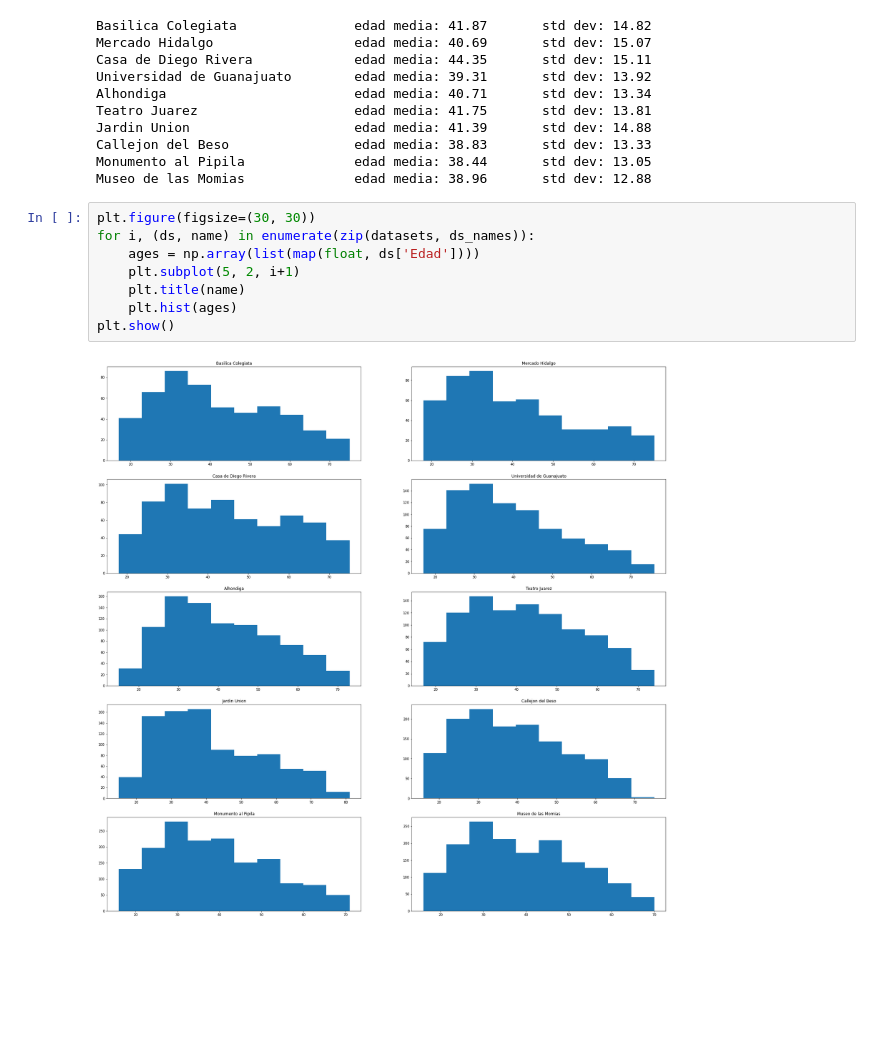
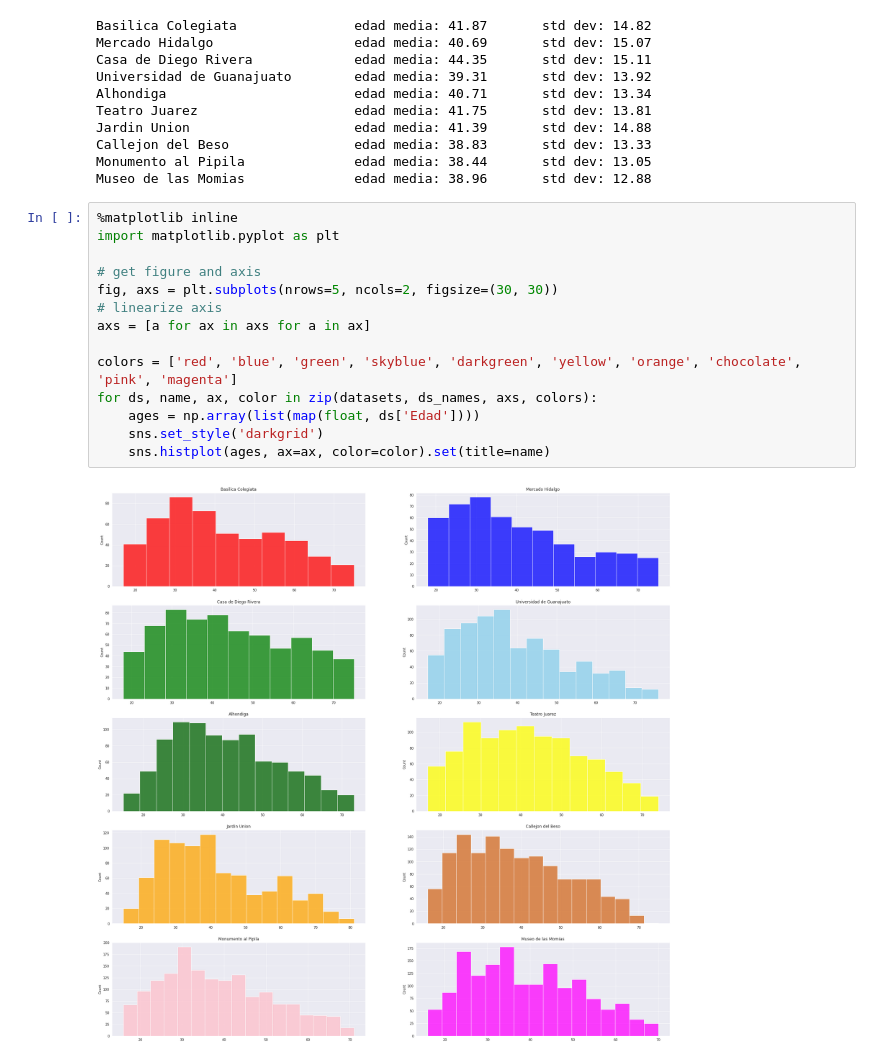
Before and after one commit to Juan-Baldelomar/NLP_tasks, a Jupyter notebook: proyecto1/proyecto1.ipynb, the cells around one changed output. Saved outputs shown, nothing was run; the diff lists cells and outputs as text; blank space fills up the shorter version.

```diff
--- a/proyecto1/proyecto1.ipynb
+++ b/proyecto1/proyecto1.ipynb
@@ -195,13 +250,19 @@ Jardin Union                     edad media: 41.39       std dev: 14.88
 Callejon del Beso                edad media: 38.83       std dev: 13.33
 Monumento al Pipila              edad media: 38.44       std dev: 13.05
 Museo de las Momias              edad media: 38.96       std dev: 12.88
-# %%
-plt.figure(figsize=(30, 30))
-for i, (ds, name) in enumerate(zip(datasets, ds_names)):
-    ages = np.array(list(map(float, ds['Edad'])))
-    plt.subplot(5, 2, i+1)
-    plt.title(name)
-    plt.hist(ages)
-plt.show()
-# %% [output]
-[figure, removed]
+# %%
+%matplotlib inline
+import matplotlib.pyplot as plt
+
+# get figure and axis
+fig, axs = plt.subplots(nrows=5, ncols=2, figsize=(30, 30))
+# linearize axis
+axs = [a for ax in axs for a in ax]
+
+colors = ['red', 'blue', 'green', 'skyblue', 'darkgreen', 'yellow', 'orange', 'chocolate', 'pink', 'magenta']
+for ds, name, ax, color in zip(datasets, ds_names, axs, colors):
+    ages = np.array(list(map(float, ds['Edad'])))
+    sns.set_style('darkgrid')
+    sns.histplot(ages, ax=ax, color=color).set(title=name)
+# %% [output]
+[figure, added]
```
Also changed, not shown: parts of 36 cells of this notebook.
